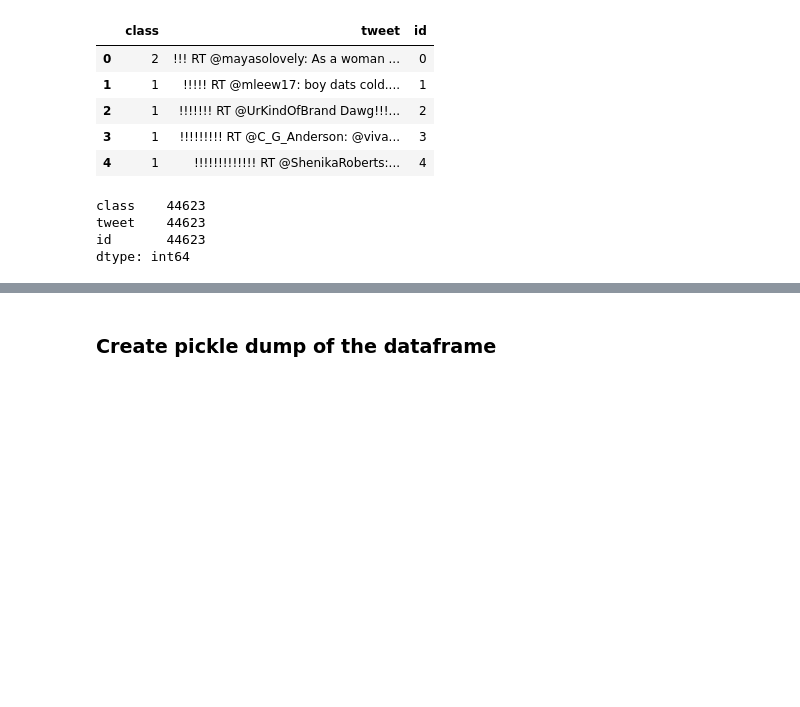
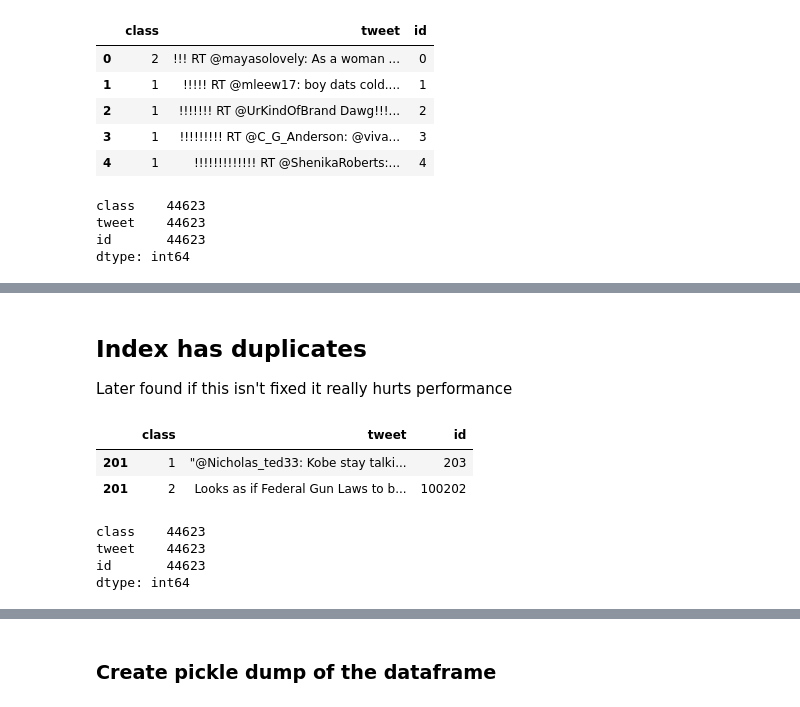
Before and after one commit to jeffnb/springboard-capstone, a Jupyter notebook: Capstone - Data Wrangling.ipynb, the cells around one changed output, grey strips where cells are left out. Drawn from its saved outputs; the diff is of its cells as text; code cells hidden in the pictures; blank space fills up the shorter version.

```diff
--- a/Capstone - Data Wrangling.ipynb
+++ b/Capstone - Data Wrangling.ipynb
@@ -372,0 +355,17 @@ combined['class'].value_counts().sort_index().plot(kind="bar")
+# %% [markdown]
+## Index has duplicates
+
+Later found if this isn't fixed it really hurts performance
+# %%
+combined.loc[201]
+# %% [output]
+|  | class | tweet | id |
+| 201 | 1 | "@Nicholas_ted33: Kobe stay talki... | 203 |
+| 201 | 2 | Looks as if Federal Gun Laws to b... | 100202 |
+# %%
+combined.count()
+# %% [output]
+class    44623
+tweet    44623
+id       44623
+dtype: int64
```
Also changed, not shown: parts of 10 cells of this notebook, 6 other files.
